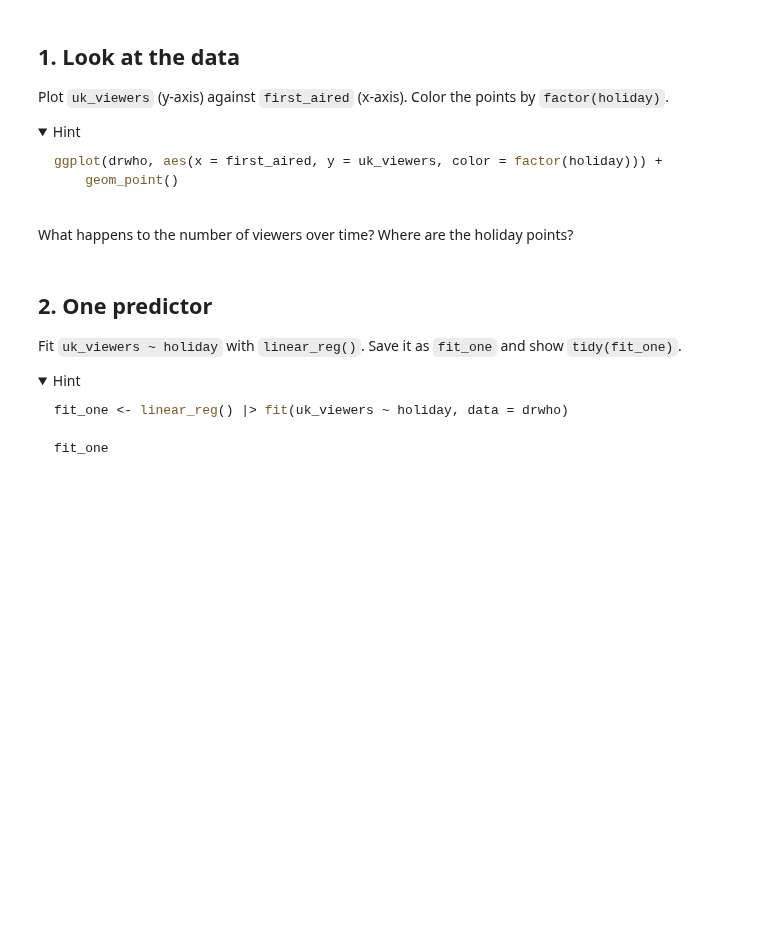
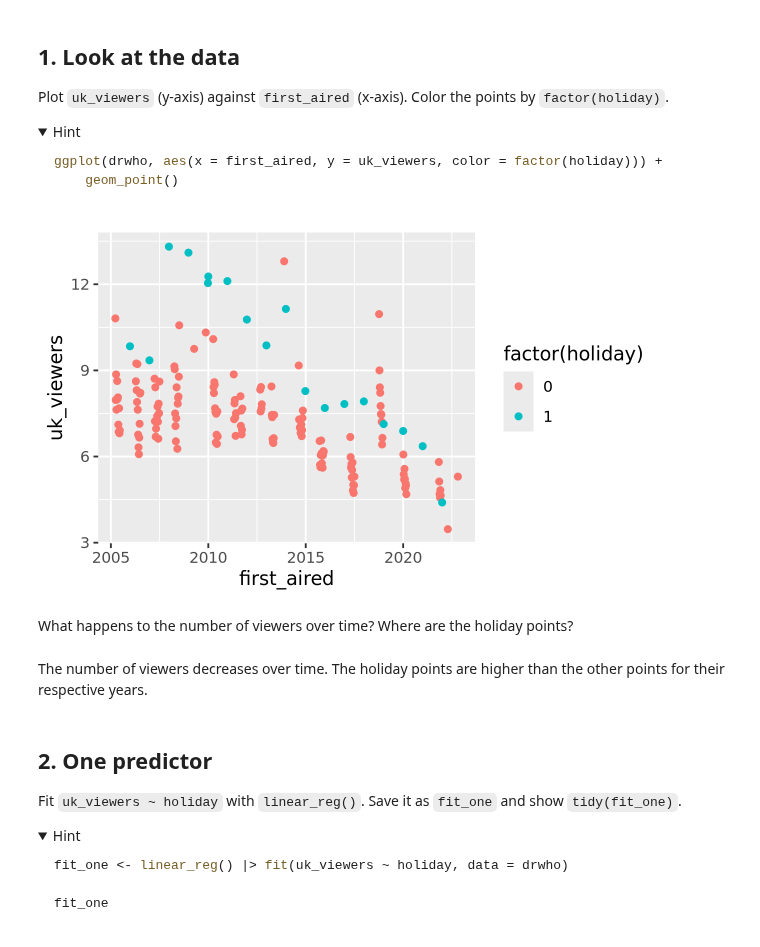
Before and after one commit to asharma0720/codespace, a Jupyter notebook: exercises/12-drwho-exercise.ipynb, the cells around one changed output. Saved outputs shown, nothing was run; the diff lists cells and outputs as text; code cells hidden in the pictures; folded sections open; blank space fills up the shorter version.

Commit message:
complete exercises/12-drwho-exercise.ipynb

````diff
--- a/exercises/12-drwho-exercise.ipynb
+++ b/exercises/12-drwho-exercise.ipynb
@@ -54,8 +58,15 @@ ggplot(drwho, aes(x = first_aired, y = uk_viewers, color = factor(holiday))) +
 ```
 
 </details>
+# %%
+ggplot(drwho, aes(x = first_aired, y = uk_viewers, color = factor(holiday))) +
+geom_point()
+# %% [output]
+[figure, added]
 # %% [markdown]
 What happens to the number of viewers over time? Where are the holiday points?
+# %% [markdown]
+The number of viewers decreases over time. The holiday points are higher than the other points for their respective years.
 # %% [markdown]
 ## 2. One predictor
 
````
Also changed, not shown: parts of 7 cells of this notebook.
